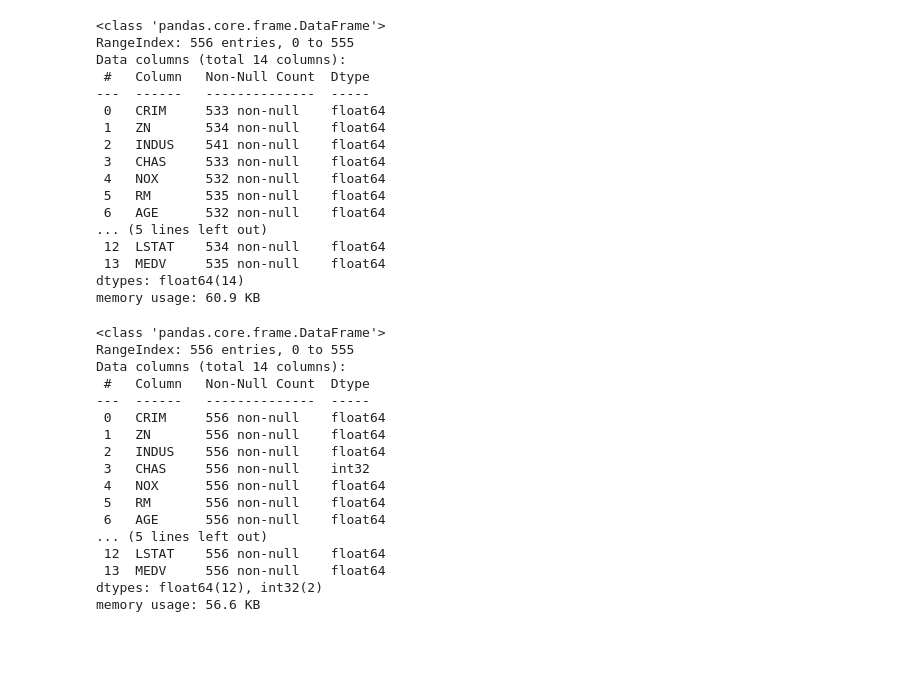
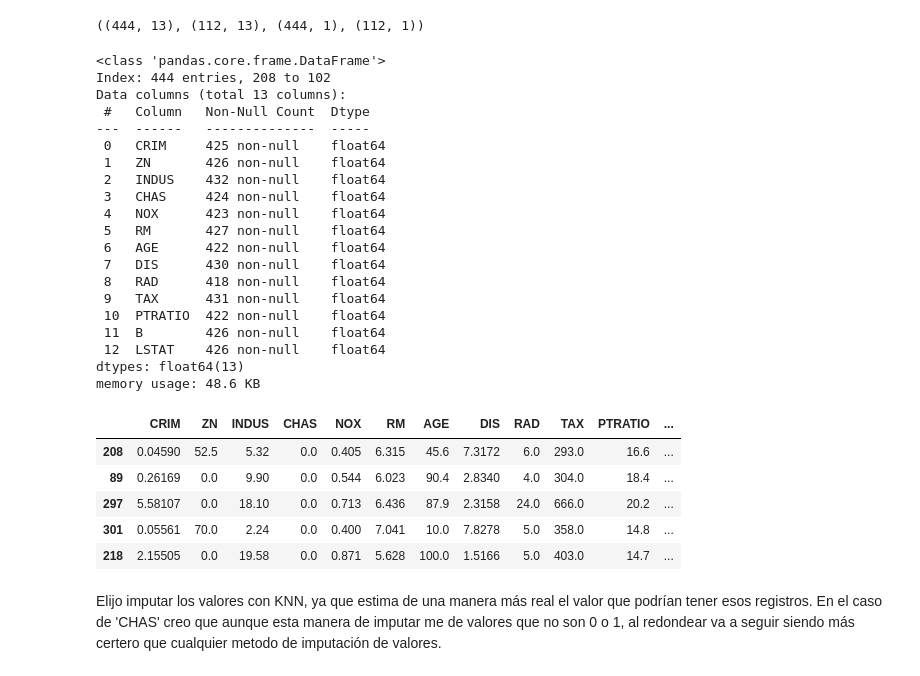
Before and after one commit to nacho-gonz/AA1-TUIA-Gonzalez-Noir, a Jupyter notebook: TP-regresion-AA1.ipynb, the cells around one changed output. Cells and saved outputs as stored; diff of their text form; code cells hidden in the pictures; blank space fills up the shorter version.

```diff
--- a/TP-regresion-AA1.ipynb
+++ b/TP-regresion-AA1.ipynb
@@ -44,20 +53,27 @@ casas.head()
+# %%
+X_train.shape, X_test.shape, y_train.shape, y_test.shape
+# %% [output]
+((444, 13), (112, 13), (444, 1), (112, 1))
 # %%
-casas.info()
+X_train.info()
 # %% [output]
 <class 'pandas.core.frame.DataFrame'>
-RangeIndex: 556 entries, 0 to 555
-Data columns (total 14 columns):
+Index: 444 entries, 208 to 102
+Data columns (total 13 columns):
  #   Column   Non-Null Count  Dtype
 ---  ------   --------------  -----
- 0   CRIM     533 non-null    float64
- 1   ZN       534 non-null    float64
- 2   INDUS    541 non-null    float64
- 3   CHAS     533 non-null    float64
- 4   NOX      532 non-null    float64
- 5   RM       535 non-null    float64
- 6   AGE      532 non-null    float64
-... (5 lines left out)
- 12  LSTAT    534 non-null    float64
- 13  MEDV     535 non-null    float64
-dtypes: float64(14)
-memory usage: 60.9 KB
+ 0   CRIM     425 non-null    float64
+ 1   ZN       426 non-null    float64
+ 2   INDUS    432 non-null    float64
+ 3   CHAS     424 non-null    float64
+ 4   NOX      423 non-null    float64
+ 5   RM       427 non-null    float64
+ 6   AGE      422 non-null    float64
+ 7   DIS      430 non-null    float64
+ 8   RAD      418 non-null    float64
+ 9   TAX      431 non-null    float64
+ 10  PTRATIO  422 non-null    float64
+ 11  B        426 non-null    float64
+ 12  LSTAT    426 non-null    float64
+dtypes: float64(13)
+memory usage: 48.6 KB
@@ -67,26 +80,11 @@ casas["RAD"] = casas["RAD"].fillna(casas['RAD'].median())
-# %%
-imp_mean = IterativeImputer(random_state=0)
-casas_imp = imp_mean.fit_transform(casas)
-casas_rellenas = pd.DataFrame(casas_imp)
-casas_rellenas.columns = casas.columns
-casas_rellenas['RAD'] = casas_rellenas['RAD'].astype('int')
-casas_rellenas['CHAS'] = casas_rellenas['CHAS'].astype('int')
-casas_rellenas.info()
-# %% [output]
-<class 'pandas.core.frame.DataFrame'>
-RangeIndex: 556 entries, 0 to 555
-Data columns (total 14 columns):
- #   Column   Non-Null Count  Dtype
----  ------   --------------  -----
- 0   CRIM     556 non-null    float64
- 1   ZN       556 non-null    float64
- 2   INDUS    556 non-null    float64
- 3   CHAS     556 non-null    int32
- 4   NOX      556 non-null    float64
- 5   RM       556 non-null    float64
- 6   AGE      556 non-null    float64
-... (5 lines left out)
- 12  LSTAT    556 non-null    float64
- 13  MEDV     556 non-null    float64
-dtypes: float64(12), int32(2)
-memory usage: 56.6 KB
+# %%
+X_train.head()
+# %% [output]
+|  | CRIM | ZN | INDUS | CHAS | NOX | RM | AGE | DIS | RAD | TAX | PTRATIO | ... |
+| 208 | 0.04590 | 52.5 | 5.32 | 0.0 | 0.405 | 6.315 | 45.6 | 7.3172 | 6.0 | 293.0 | 16.6 | ... |
+| 89 | 0.26169 | 0.0 | 9.90 | 0.0 | 0.544 | 6.023 | 90.4 | 2.8340 | 4.0 | 304.0 | 18.4 | ... |
+| 297 | 5.58107 | 0.0 | 18.10 | 0.0 | 0.713 | 6.436 | 87.9 | 2.3158 | 24.0 | 666.0 | 20.2 | ... |
+| 301 | 0.05561 | 70.0 | 2.24 | 0.0 | 0.400 | 7.041 | 10.0 | 7.8278 | 5.0 | 358.0 | 14.8 | ... |
+| 218 | 2.15505 | 0.0 | 19.58 | 0.0 | 0.871 | 5.628 | 100.0 | 1.5166 | 5.0 | 403.0 | 14.7 | ... |
+# %% [markdown]
+Elijo imputar los valores con KNN, ya que estima de una manera más real el valor que podrían tener esos registros. En el caso de 'CHAS' creo que aunque esta manera de imputar me de valores que no son 0 o 1, al redondear va a seguir siendo más certero que cualquier metodo de imputación de valores.
```
Also changed, not shown: parts of 23 cells of this notebook, 1 other file.
